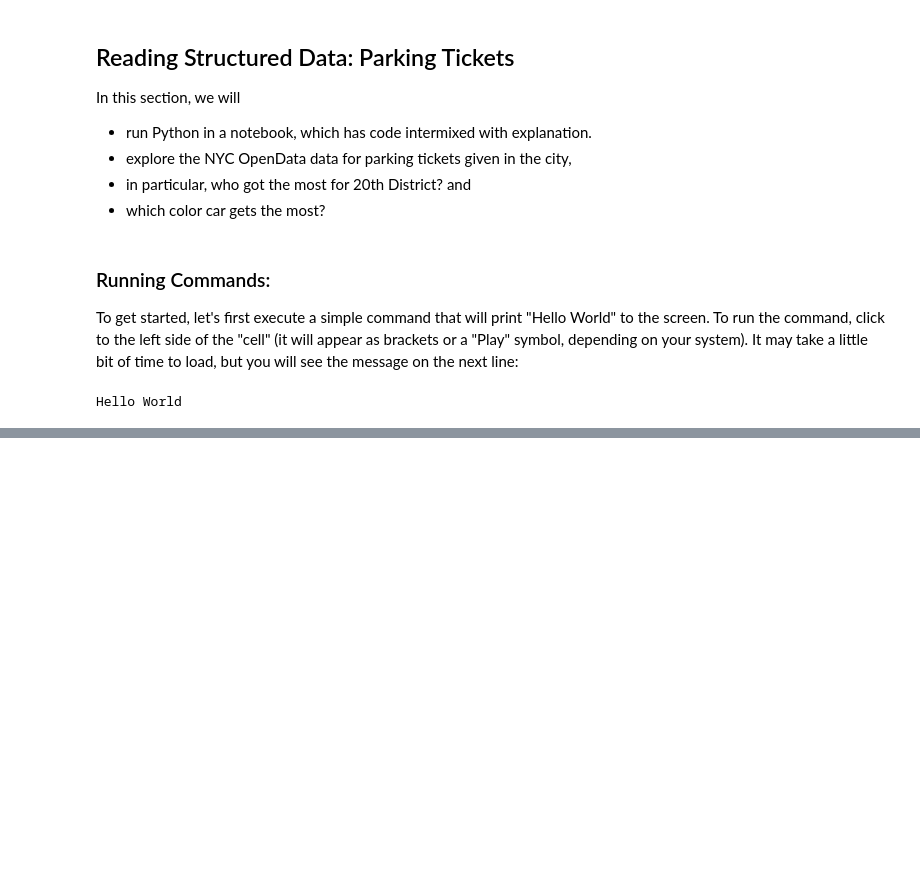
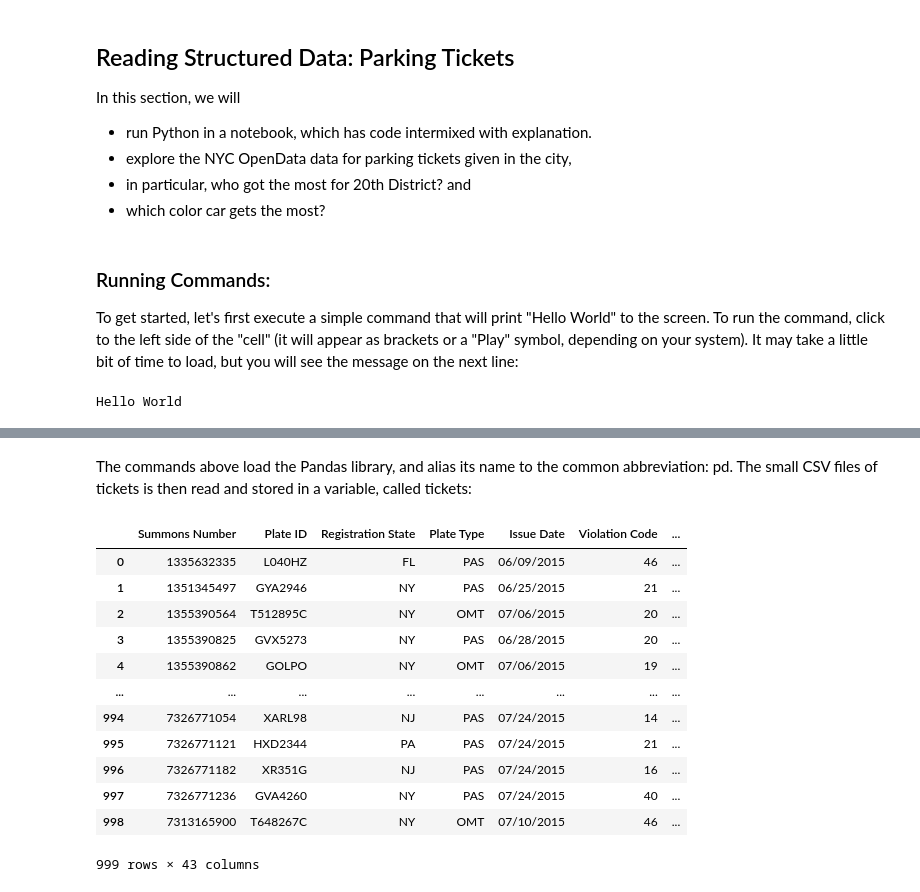
Before and after one commit to stjohn/datasci, a Jupyter notebook: openDataWeek/GettingStartedWithPandas.ipynb, the cells around one changed output, grey strips where cells are left out. Drawn from its saved outputs; the diff is of its cells as text; code cells hidden in the pictures; blank space fills up the shorter version.

```diff
--- a/openDataWeek/GettingStartedWithPandas.ipynb
+++ b/openDataWeek/GettingStartedWithPandas.ipynb
@@ -20,0 +39,22 @@ Hello World
+# %%
+import pandas as pd
+url = 'https://raw.githubusercontent.com/stjohn/datasci/main/openDataWeek/tickets.csv'
+tickets = pd.read_csv(url)
+# %% [markdown]
+The commands above load the Pandas library, and alias its name to the common abbreviation: pd.  The small CSV files of tickets is then read and stored in a variable, called tickets:
+# %%
+tickets
+# %% [output]
+|  | Summons Number | Plate ID | Registration State | Plate Type | Issue Date | Violation Code | ... |
+| 0 | 1335632335 | L040HZ | FL | PAS | 06/09/2015 | 46 | ... |
+| 1 | 1351345497 | GYA2946 | NY | PAS | 06/25/2015 | 21 | ... |
+| 2 | 1355390564 | T512895C | NY | OMT | 07/06/2015 | 20 | ... |
+| 3 | 1355390825 | GVX5273 | NY | PAS | 06/28/2015 | 20 | ... |
+| 4 | 1355390862 | GOLPO | NY | OMT | 07/06/2015 | 19 | ... |
+| ... | ... | ... | ... | ... | ... | ... | ... |
+| 994 | 7326771054 | XARL98 | NJ | PAS | 07/24/2015 | 14 | ... |
+| 995 | 7326771121 | HXD2344 | PA | PAS | 07/24/2015 | 21 | ... |
+| 996 | 7326771182 | XR351G | NJ | PAS | 07/24/2015 | 16 | ... |
+| 997 | 7326771236 | GVA4260 | NY | PAS | 07/24/2015 | 40 | ... |
+| 998 | 7313165900 | T648267C | NY | OMT | 07/10/2015 | 46 | ... |
+999 rows × 43 columns
```
Also changed, not shown: parts of 14 cells of this notebook.
